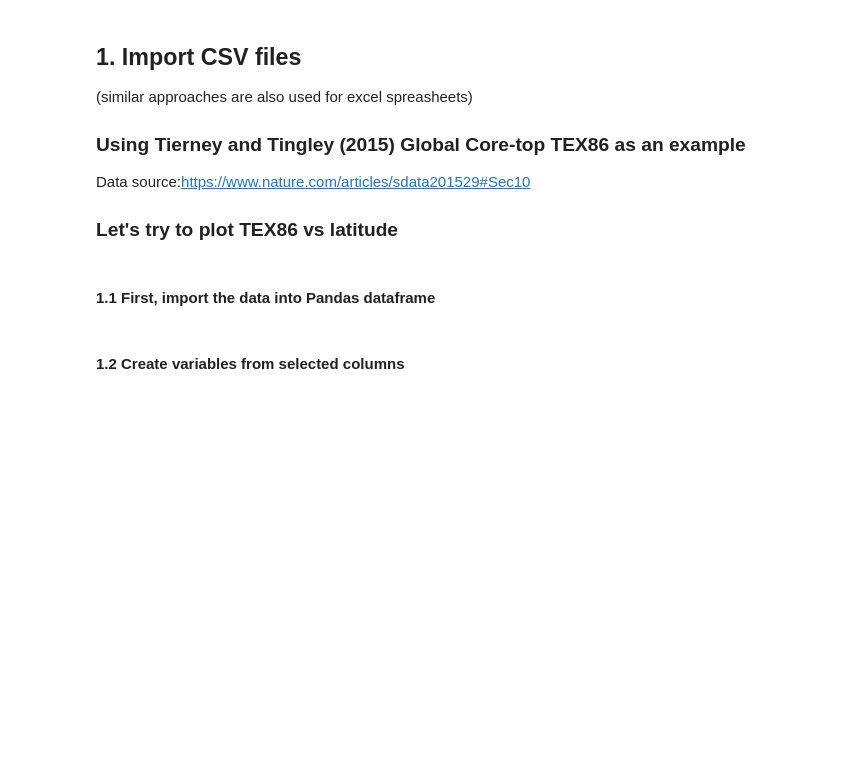
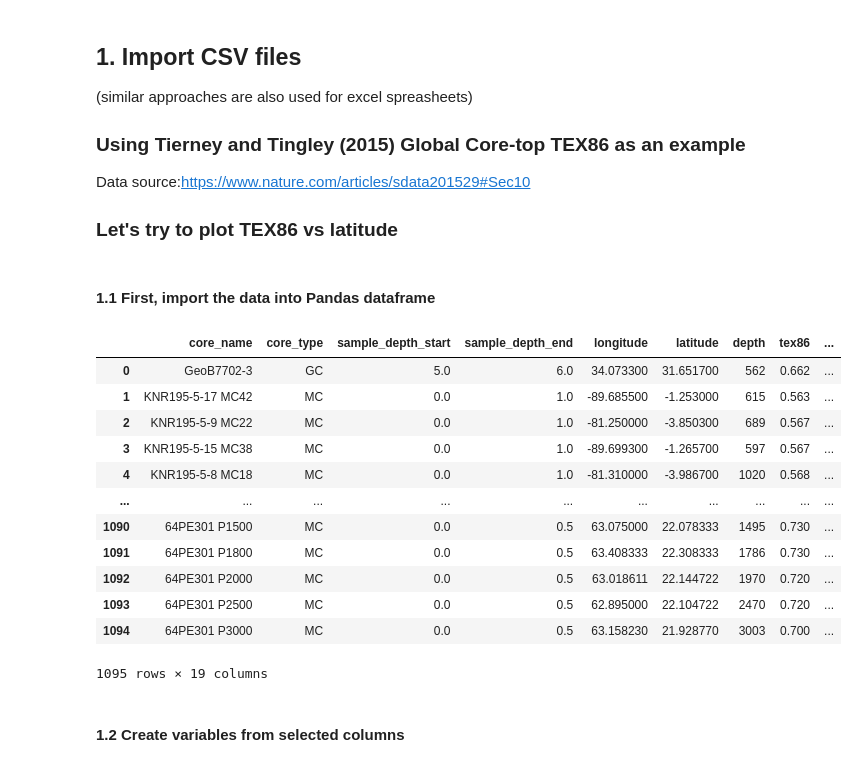
Before and after one commit to PaleoLipidRR/plotting-with-python-intro, a Jupyter notebook: PWP_01_Intro to Data Visualization with Python.ipynb, the cells around one changed output. Drawn from its saved outputs; the diff is of its cells as text; code cells hidden in the pictures; blank space fills up the shorter version.

```diff
--- a/PWP_01_Intro to Data Visualization with Python.ipynb
+++ b/PWP_01_Intro to Data Visualization with Python.ipynb
@@ -262,15 +299,30 @@ Data source:https://www.nature.com/articles/sdata201529#Sec10
 # %%
 import pandas as pd
 
-filepath = "G:\\Shared drives\\Zhang Lab\\Presentations\\Knowledge sharing\\Python Data Visualization\\files for workshop\\"
+# filepath = "G:\\Shared drives\\Zhang Lab\\Presentations\\Knowledge sharing\\Python Data Visualization\\files for workshop\\"
+filepath = "/content/drive/MyDrive/PWP_online_RR/datasets/TEX86_coretop/"
 filename = "TEXdatabase_v1.csv"
 
 
 #skiprows command is used to skep the first line
 #(try to run the code without skip rows)
 tex_df = pd.read_csv(filepath+filename,skiprows=1)
 
 tex_df
+# %% [output]
+|  | core_name | core_type | sample_depth_start | sample_depth_end | longitude | latitude | depth | tex86 | ... |
+| 0 | GeoB7702-3 | GC | 5.0 | 6.0 | 34.073300 | 31.651700 | 562 | 0.662 | ... |
+| 1 | KNR195-5-17 MC42 | MC | 0.0 | 1.0 | -89.685500 | -1.253000 | 615 | 0.563 | ... |
+| 2 | KNR195-5-9 MC22 | MC | 0.0 | 1.0 | -81.250000 | -3.850300 | 689 | 0.567 | ... |
+| 3 | KNR195-5-15 MC38 | MC | 0.0 | 1.0 | -89.699300 | -1.265700 | 597 | 0.567 | ... |
+| 4 | KNR195-5-8 MC18 | MC | 0.0 | 1.0 | -81.310000 | -3.986700 | 1020 | 0.568 | ... |
+| ... | ... | ... | ... | ... | ... | ... | ... | ... | ... |
+| 1090 | 64PE301 P1500 | MC | 0.0 | 0.5 | 63.075000 | 22.078333 | 1495 | 0.730 | ... |
+| 1091 | 64PE301 P1800 | MC | 0.0 | 0.5 | 63.408333 | 22.308333 | 1786 | 0.730 | ... |
+| 1092 | 64PE301 P2000 | MC | 0.0 | 0.5 | 63.018611 | 22.144722 | 1970 | 0.720 | ... |
+| 1093 | 64PE301 P2500 | MC | 0.0 | 0.5 | 62.895000 | 22.104722 | 2470 | 0.720 | ... |
+| 1094 | 64PE301 P3000 | MC | 0.0 | 0.5 | 63.158230 | 21.928770 | 3003 | 0.700 | ... |
+1095 rows × 19 columns
 # %% [markdown]
 #### 1.2 Create variables from selected columns
 # %%
```
Also changed, not shown: parts of 31 cells of this notebook.
